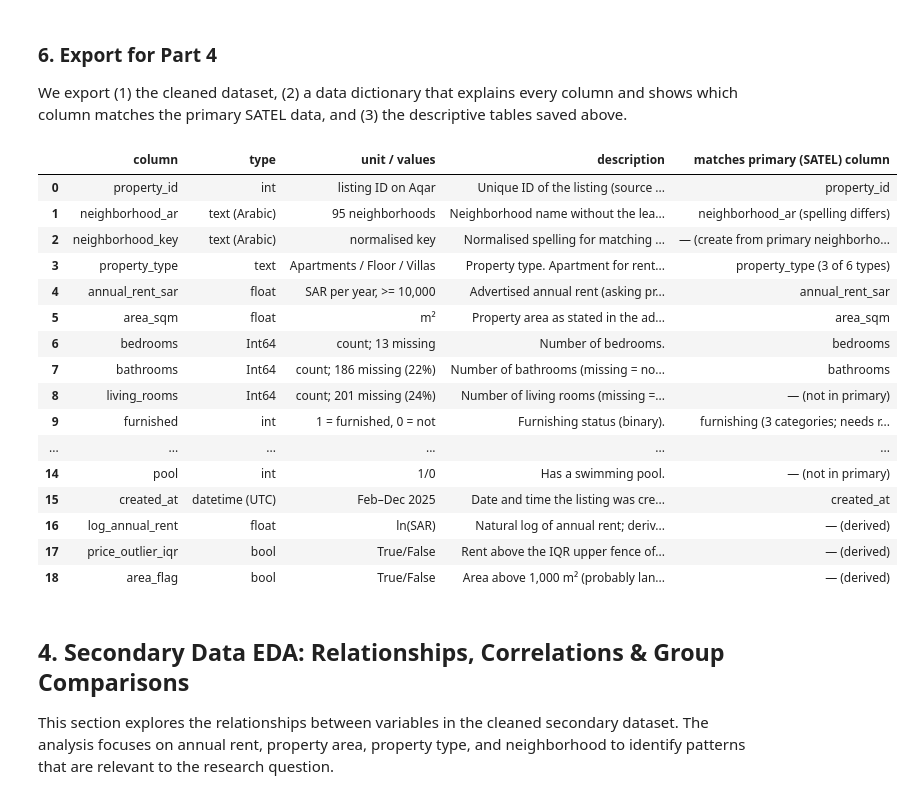
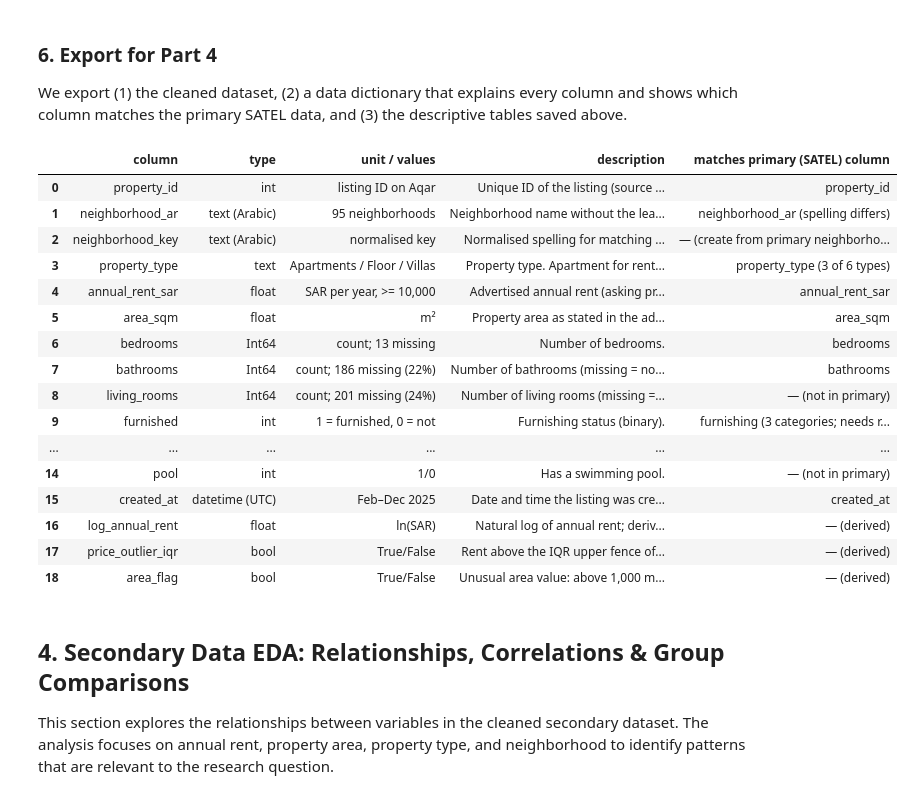
Before and after one commit to 1FATIMAH1/IT362, a Jupyter notebook: Phase2.ipynb, the cells around one changed output. Saved outputs shown, nothing was run; the diff lists cells and outputs as text; code cells hidden in the pictures.

```diff
--- a/Phase2.ipynb
+++ b/Phase2.ipynb
@@ -1079,6 +1079,6 @@ All rentals: 1344 | Riyadh: 1052 | Riyadh residential: 951
 # %%
-satel_mask = (df_sec["company_name"].astype(str).str.contains("ساتل")
-              | df_sec["description"].astype(str).str.contains("ساتل|satel", case=False))
+satel_mask = (df_sec["company_name"].astype(str).str.contains("ساتل|satel", case=False, regex=True)
+              | df_sec["description"].astype(str).str.contains("ساتل|satel", case=False, regex=True))
 print("Listings related to SATEL:", int(satel_mask.sum()))
 df_sec = df_sec[~satel_mask].copy()
 n_no_satel = len(df_sec)
@@ -1095,16 +1096,25 @@ Rows left: 947
 bins = [0, 3000, 5000, 8000, 10000, 12000, 20000, 30000, 50000, 100000, 500000]
 print(pd.cut(df_sec["price"], bins).value_counts().sort_index().to_string())
 
+low_mask = df_sec["price"] < 10000
 print("\nExamples of ads priced below 10,000 SAR (price, area, bedrooms, start of the ad text):")
-ex = df_sec[df_sec["price"] < 10000].sort_values("price").iloc[[0, 5, 20, 50, 80]]
+low = df_sec[low_mask].sort_values("price")
+ex = low.iloc[::max(1, len(low) // 5)].head(5)      # 5 examples spread over the range; works for any number of rows
 for _, r in ex.iterrows():
     print(f"{r['price']:>8,.0f} | {r['area_sqm']:>6,.0f} m2 | {r['num_bedrooms']} bed | {str(r['description'])[:70]!r}")
 
-low_mask = df_sec["price"] < 10000
 print("\nListings below 10,000 SAR:", int(low_mask.sum()), f"({low_mask.mean()*100:.1f}% of residential listings)")
 df_sec = df_sec[~low_mask].copy()
 n_annual = len(df_sec)
 print("Rows left:", n_annual)
+
+# Check: kept ads whose text mentions a monthly amount or option
+month_words = r"شهري|شهريا|شهرياً|بالشهر|monthly"
+mentions_month = df_sec["description"].astype(str).str.contains(month_words, case=False, regex=True)
+print("\nKept listings whose ad text mentions a monthly amount or option:", int(mentions_month.sum()))
+for _, r in df_sec[mentions_month].sort_values("price").head(5).iterrows():
+    t = str(r["description"]); m = re.search(month_words, t, flags=re.I)
+    print(f"{r['price']:>8,.0f} | ...{t[max(0, m.start()-50):m.start()+25]!r}")
 # %% [output]
 price
 (0, 3000]            31
@@ -1131,15 +1142,17 @@ Rows left: 847
 # %%
 def make_neighborhood_key(name):
     # normalise an Arabic neighborhood name so the two datasets can be matched
+    if pd.isna(name):
+        return np.nan                                     # keep missing values missing
     s = re.sub(r"^\s*حي\s+", "", str(name))              # remove the leading word 'حي'
     s = re.sub(r"[\u064B-\u0652\u0640]", "", s)           # remove diacritics and tatweel
     for a, b in [("أ", "ا"), ("إ", "ا"), ("آ", "ا"), ("ى", "ي"), ("ة", "ه")]:
         s = s.replace(a, b)
     return re.sub(r"\s+", " ", s).strip()
 
-df_sec["neighborhood_ar"] = df_sec["district"].astype(str).str.replace(r"^\s*حي\s+", "", regex=True).str.strip()
+df_sec["neighborhood_ar"] = df_sec["district"].str.replace(r"^\s*حي\s+", "", regex=True).str.strip()
 df_sec["neighborhood_key"] = df_sec["district"].map(make_neighborhood_key)
 
-print("Distinct neighborhoods:", df_sec["neighborhood_ar"].nunique())
+print("Distinct neighborhoods:", df_sec["neighborhood_ar"].nunique(), "| missing:", int(df_sec["neighborhood_ar"].isna().sum()))
 print(df_sec["neighborhood_ar"].value_counts().head(8).to_string())
 # %% [output]
@@ -1210,12 +1265,16 @@ def upper_fence(s):
 
 fences = df_sec.groupby("property_type")["annual_rent_sar"].apply(upper_fence)
 df_sec["price_outlier_iqr"] = df_sec["annual_rent_sar"] > df_sec["property_type"].map(fences)
-df_sec["area_flag"] = df_sec["area_sqm"] > 1000
+df_sec["area_flag"] = (df_sec["area_sqm"] > 1000) | (df_sec["area_sqm"] < 20)
 
 print("Upper fences (SAR):", fences.round(0).to_dict())
 print("Rent outliers:", int(df_sec["price_outlier_iqr"].sum()), f"({df_sec['price_outlier_iqr'].mean()*100:.1f}%)",
       df_sec.groupby("property_type")["price_outlier_iqr"].sum().to_dict())
-print("Listings with area above 1,000 m2:", int(df_sec["area_flag"].sum()))
+print(f"Share of listings with area <= 1,000 m2: {(df_sec['area_sqm'] <= 1000).mean()*100:.1f}%")
+print("Largest area at or below 1,000 m2 by type:", df_sec[df_sec["area_sqm"] <= 1000].groupby("property_type")["area_sqm"].max().to_dict())
+print("Flagged areas: above 1,000 m2 =", int((df_sec["area_sqm"] > 1000).sum()),
+      "| below 20 m2 =", int((df_sec["area_sqm"] < 20).sum()), "| total =", int(df_sec["area_flag"].sum()))
+print("Above 1,000 m2 by type:", df_sec[df_sec["area_sqm"] > 1000]["property_type"].value_counts().to_dict())
 # %% [output]
 Upper fences (SAR): {'Apartments': 117500.0, 'Floor': 122500.0, 'Villas': 237500.0}
 Rent outliers: 32 (3.8%) {'Apartments': 22, 'Floor': 2, 'Villas': 8}
@@ -1471,35 +1536,35 @@ dictionary = pd.DataFrame([
     ["furnished", "int", "1 = furnished, 0 = not", "Furnishing status (binary).", "furnishing (3 categories; needs recoding)"],
     ["ac", "int", "1/0", "Has air conditioning.", "— (not in primary)"],
     ["lift", "int", "1/0", "Building has an elevator.", "— (not in primary)"],
     ["maid_room", "int", "1/0", "Has a maid's room.", "— (not in primary)"],
     ["driver_room", "int", "1/0", "Has a driver's room.", "— (not in primary)"],
     ["pool", "int", "1/0", "Has a swimming pool.", "— (not in primary)"],
     ["created_at", "datetime (UTC)", "Feb–Dec 2025", "Date and time the listing was created (converted from a Unix timestamp).", "created_at"],
     ["log_annual_rent", "float", "ln(SAR)", "Natural log of annual rent; derived column for skew handling and plots.", "— (derived)"],
     ["price_outlier_iqr", "bool", "True/False", "Rent above the IQR upper fence of its own property type (flagged, not removed).", "— (derived)"],
-    ["area_flag", "bool", "True/False", "Area above 1,000 m² (probably land/plot size; flagged, not removed).", "— (derived)"],
+    ["area_flag", "bool", "True/False", "Unusual area value: above 1,000 m² or below 20 m² (flagged for review, not removed).", "— (derived)"],
 ], columns=["column", "type", "unit / values", "description", "matches primary (SATEL) column"])
 
 dictionary.to_csv("data_dictionary_secondary.csv", index=False, encoding="utf-8-sig")
 dictionary
 # %% [output]
 |  | column | type | unit / values | description | matches primary (SATEL) column |
 | 0 | property_id | int | listing ID on Aqar | Unique ID of the listing (source ... | property_id |
 | 1 | neighborhood_ar | text (Arabic) | 95 neighborhoods | Neighborhood name without the lea... | neighborhood_ar (spelling differs) |
 | 2 | neighborhood_key | text (Arabic) | normalised key | Normalised spelling for matching ... | — (create from primary neighborho... |
 | 3 | property_type | text | Apartments / Floor / Villas | Property type. Apartment for rent... | property_type (3 of 6 types) |
 | 4 | annual_rent_sar | float | SAR per year, >= 10,000 | Advertised annual rent (asking pr... | annual_rent_sar |
 | 5 | area_sqm | float | m² | Property area as stated in the ad... | area_sqm |
 | 6 | bedrooms | Int64 | count; 13 missing | Number of bedrooms. | bedrooms |
 | 7 | bathrooms | Int64 | count; 186 missing (22%) | Number of bathrooms (missing = no... | bathrooms |
 | 8 | living_rooms | Int64 | count; 201 missing (24%) | Number of living rooms (missing =... | — (not in primary) |
 | 9 | furnished | int | 1 = furnished, 0 = not | Furnishing status (binary). | furnishing (3 categories; needs r... |
 | ... | ... | ... | ... | ... | ... |
 | 14 | pool | int | 1/0 | Has a swimming pool. | — (not in primary) |
 | 15 | created_at | datetime (UTC) | Feb–Dec 2025 | Date and time the listing was cre... | created_at |
 | 16 | log_annual_rent | float | ln(SAR) | Natural log of annual rent; deriv... | — (derived) |
 | 17 | price_outlier_iqr | bool | True/False | Rent above the IQR upper fence of... | — (derived) |
-| 18 | area_flag | bool | True/False | Area above 1,000 m² (probably lan... | — (derived) |
+| 18 | area_flag | bool | True/False | Unusual area value: above 1,000 m... | — (derived) |
 # %% [markdown]
 ## 4. Secondary Data EDA: Relationships, Correlations & Group Comparisons
 
```
Also changed, not shown: parts of 36 cells of this notebook.
